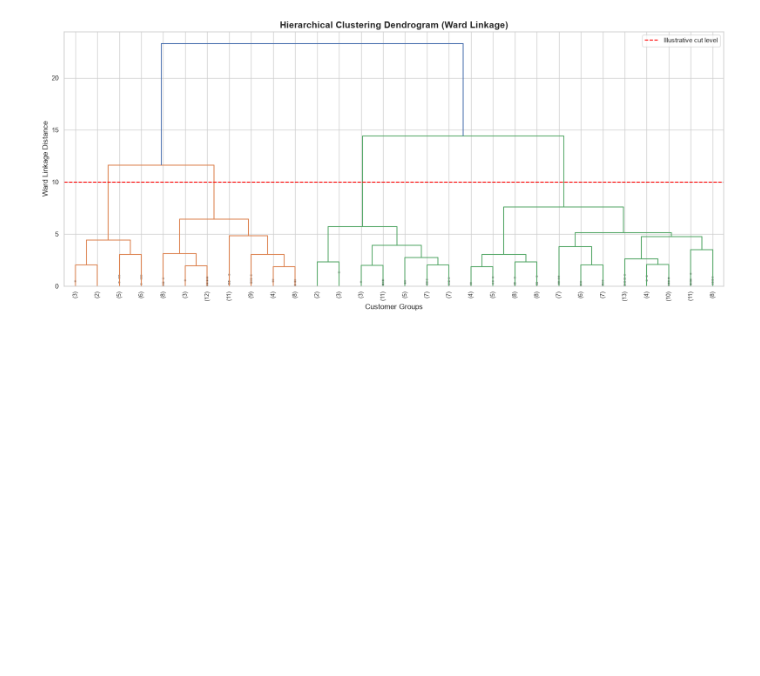
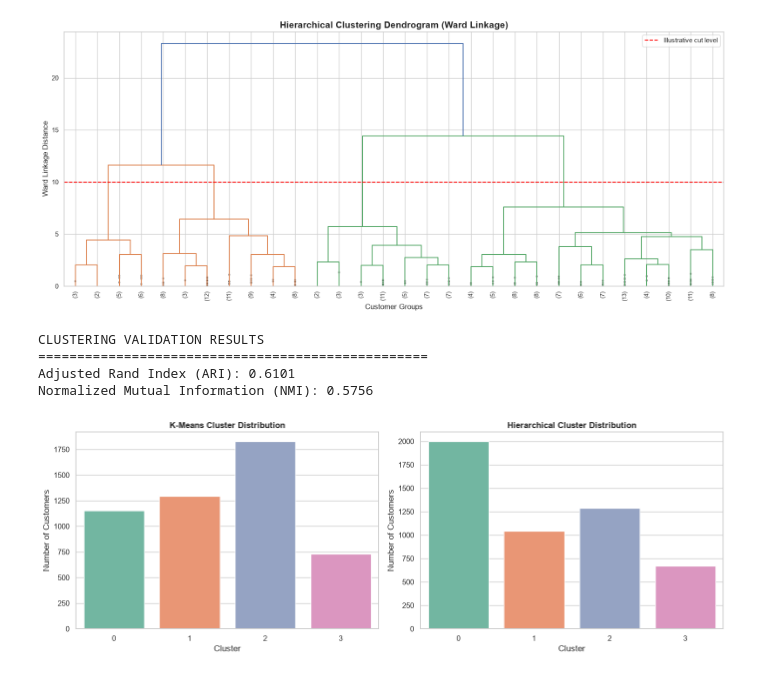
Before and after one commit to alisonchang1101/CDS3004_data_mining_project, a Jupyter notebook: ecommerce_analysis.ipynb, the cells around one changed output. Cells and saved outputs as stored; diff of their text form; code cells hidden in the pictures; blank space fills up the shorter version.

```diff
--- a/ecommerce_analysis.ipynb
+++ b/ecommerce_analysis.ipynb
@@ -729,3 +975,83 @@ plt.tight_layout()
 plt.show()
 # %% [output]
 [figure]
+# %%
+
+# ==========================================
+# 3.3 CLUSTERING AGREEMENT METRICS
+# ==========================================
+
+from sklearn.metrics import (
+    adjusted_rand_score,
+    normalized_mutual_info_score
+)
+
+# Compare K-Means and Hierarchical assignments
+ari = adjusted_rand_score(
+    rfm['Cluster'],
+    rfm['Hierarchical_Cluster']
+)
+
+nmi = normalized_mutual_info_score(
+    rfm['Cluster'],
+    rfm['Hierarchical_Cluster']
+)
+
+print("\nCLUSTERING VALIDATION RESULTS")
+print("=" * 50)
+
+print(f"Adjusted Rand Index (ARI): {ari:.4f}")
+print(f"Normalized Mutual Information (NMI): {nmi:.4f}")
+# %% [output]
+CLUSTERING VALIDATION RESULTS
+==================================================
+Adjusted Rand Index (ARI): 0.6101
+Normalized Mutual Information (NMI): 0.5756
+# %%
+
+# ==========================================
+# 3.4 COMPARE CLUSTER DISTRIBUTIONS
+# ==========================================
+
+fig, axes = plt.subplots(1, 2, figsize=(14, 5))
+
+# K-Means distribution
+sns.countplot(
+    data=rfm,
+    x='Cluster',
+    hue='Cluster',
+    palette='Set2',
+    legend=False,
+    ax=axes[0]
+)
+
+axes[0].set_title(
+    'K-Means Cluster Distribution',
+    fontweight='bold'
+)
+
+axes[0].set_xlabel('Cluster')
+axes[0].set_ylabel('Number of Customers')
+
+# Hierarchical distribution
+sns.countplot(
+    data=rfm,
+    x='Hierarchical_Cluster',
+    hue='Hierarchical_Cluster',
+    palette='Set2',
+    legend=False,
+    ax=axes[1]
+)
+
+axes[1].set_title(
+    'Hierarchical Cluster Distribution',
+    fontweight='bold'
+)
+
+axes[1].set_xlabel('Cluster')
+axes[1].set_ylabel('Number of Customers')
+
+plt.tight_layout()
+plt.show()
+# %% [output]
+[figure, added]
```
Also changed, not shown: parts of 6 cells of this notebook.
